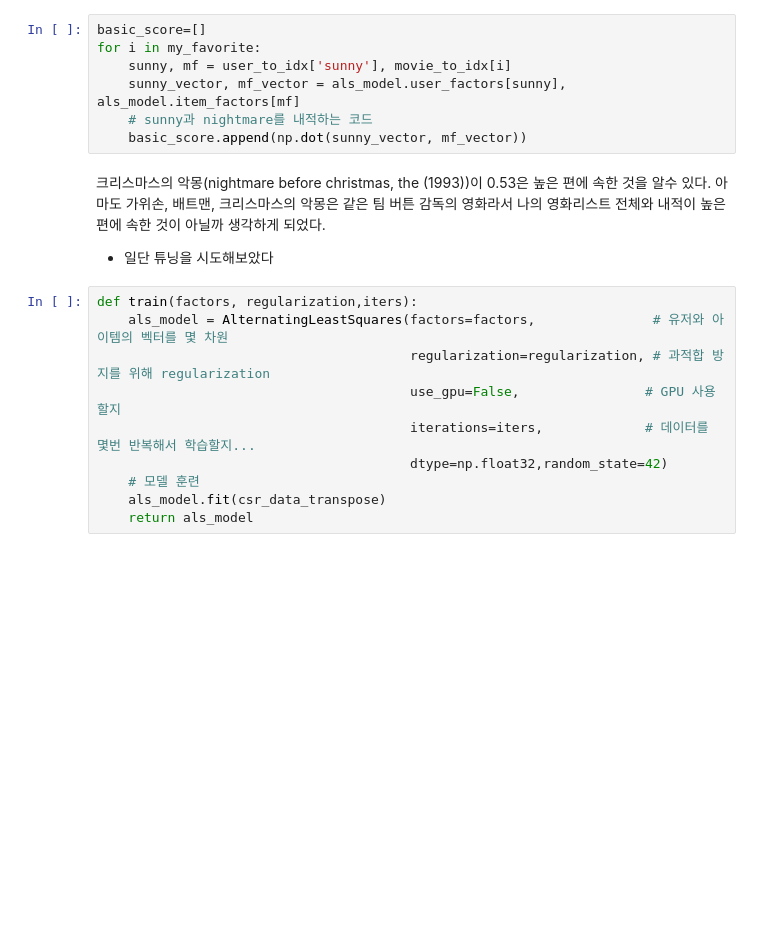
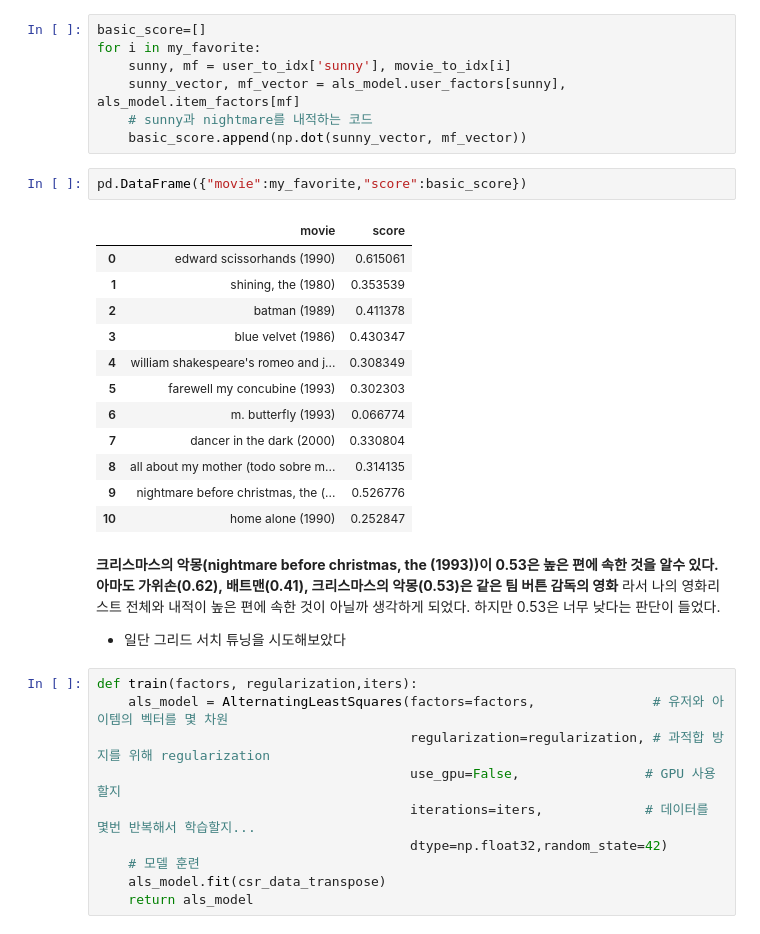
Before and after one commit to Asunny2019/AIFFEL_Exploration, a Jupyter notebook: [E14]movie_recommandation.ipynb, the cells around one changed output. Drawn from its saved outputs; the diff is of its cells as text; blank space fills up the shorter version.

```diff
--- a/[E14]movie_recommandation.ipynb
+++ b/[E14]movie_recommandation.ipynb
@@ -439,10 +444,25 @@ for i in my_favorite:
     sunny_vector, mf_vector = als_model.user_factors[sunny], als_model.item_factors[mf]
     # sunny과 nightmare를 내적하는 코드
     basic_score.append(np.dot(sunny_vector, mf_vector))
+# %%
+pd.DataFrame({"movie":my_favorite,"score":basic_score})
+# %% [output]
+|  | movie | score |
+| 0 | edward scissorhands (1990) | 0.615061 |
+| 1 | shining, the (1980) | 0.353539 |
+| 2 | batman (1989) | 0.411378 |
+| 3 | blue velvet (1986) | 0.430347 |
+| 4 | william shakespeare's romeo and j... | 0.308349 |
+| 5 | farewell my concubine (1993) | 0.302303 |
+| 6 | m. butterfly (1993) | 0.066774 |
+| 7 | dancer in the dark (2000) | 0.330804 |
+| 8 | all about my mother (todo sobre m... | 0.314135 |
+| 9 | nightmare before christmas, the (... | 0.526776 |
+| 10 | home alone (1990) | 0.252847 |
 # %% [markdown]
-크리스마스의 악몽(nightmare before christmas, the (1993))이  0.53은 높은 편에 속한 것을 알수 있다. 아마도 가위손, 배트맨, 크리스마스의 악몽은 같은 팀 버튼 감독의 영화라서 나의 영화리스트 전체와 내적이 높은 편에 속한 것이 아닐까 생각하게 되었다.
+__크리스마스의 악몽(nightmare before christmas, the (1993))이  0.53은 높은 편에 속한 것을 알수 있다. 아마도 가위손(0.62), 배트맨(0.41), 크리스마스의 악몽(0.53)은 같은 팀 버튼 감독의 영화__ 라서 나의 영화리스트 전체와 내적이 높은 편에 속한 것이 아닐까 생각하게 되었다. 하지만 0.53은 너무 낮다는 판단이 들었다.
 
-- 일단 튜닝을 시도해보았다
+- 일단 그리드 서치 튜닝을 시도해보았다
 # %%
 def train(factors, regularization,iters):
     als_model = AlternatingLeastSquares(factors=factors,               # 유저와 아이템의 벡터를 몇 차원
```
Also changed, not shown: parts of 23 cells of this notebook.
